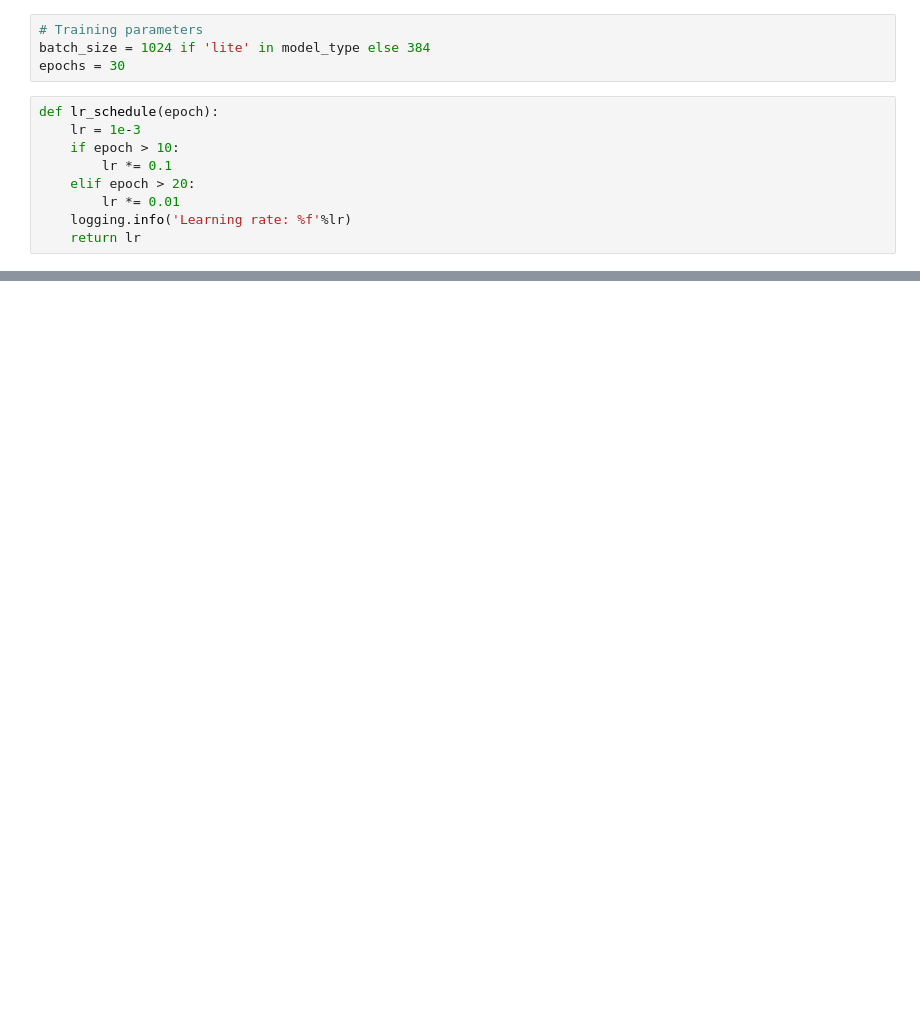
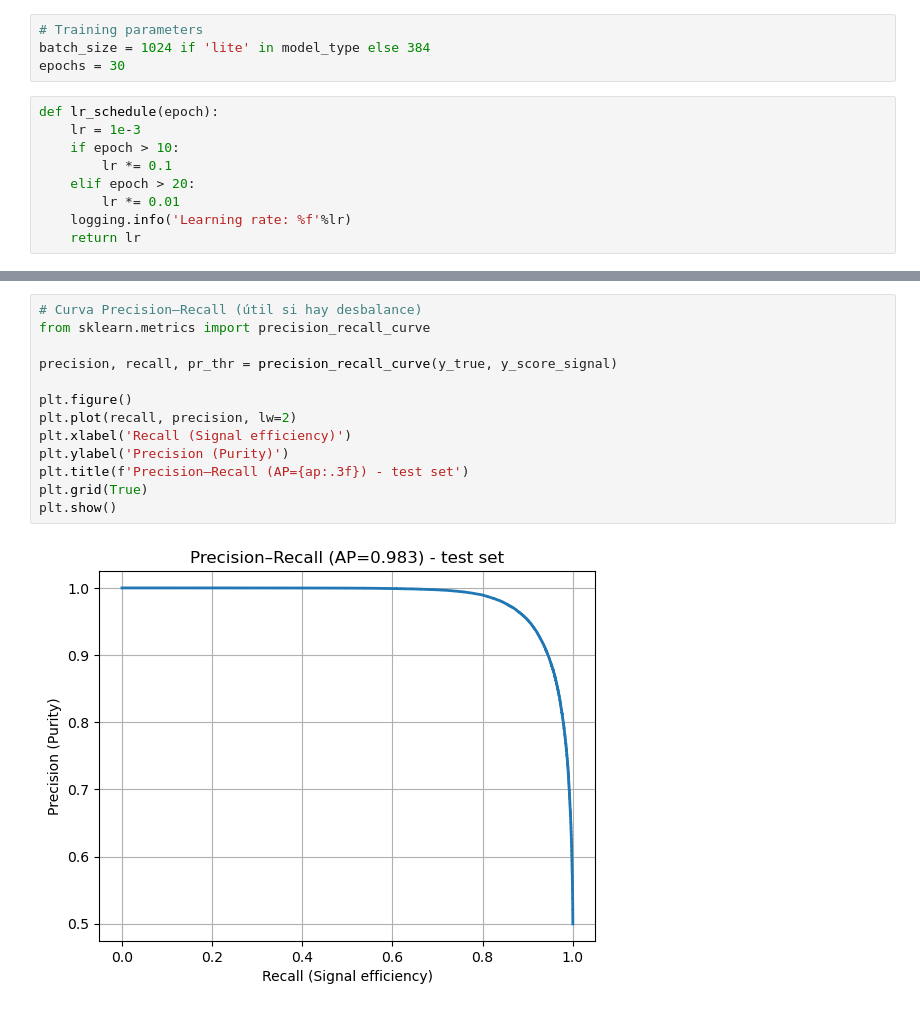
Before and after one commit to vapdif/ParticleNet-update, a Jupyter notebook: tf-keras/keras_train.ipynb, the cells around one changed output, grey strips where cells are left out. Drawn from its saved outputs; the diff is of its cells as text; blank space fills up the shorter version.

```diff
--- a/tf-keras/keras_train.ipynb
+++ b/tf-keras/keras_train.ipynb
@@ -220,0 +349,15 @@ model.fit(train_dataset.X, train_dataset.y,
+# %%
+# Curva Precision–Recall (útil si hay desbalance)
+from sklearn.metrics import precision_recall_curve
+
+precision, recall, pr_thr = precision_recall_curve(y_true, y_score_signal)
+
+plt.figure()
+plt.plot(recall, precision, lw=2)
+plt.xlabel('Recall (Signal efficiency)')
+plt.ylabel('Precision (Purity)')
+plt.title(f'Precision–Recall (AP={ap:.3f}) - test set')
+plt.grid(True)
+plt.show()
+# %% [output]
+[figure, added]
```
Also changed, not shown: parts of 16 cells of this notebook, 1 other file.
